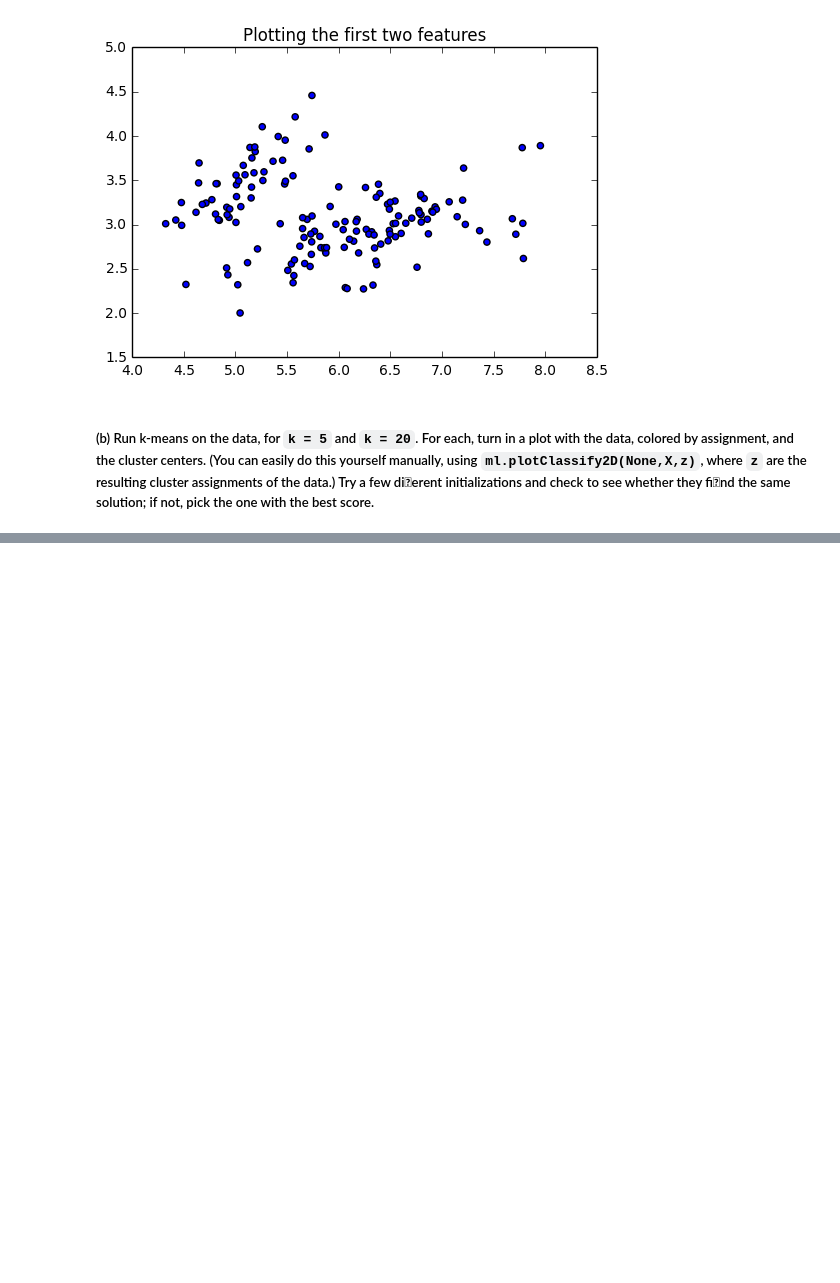
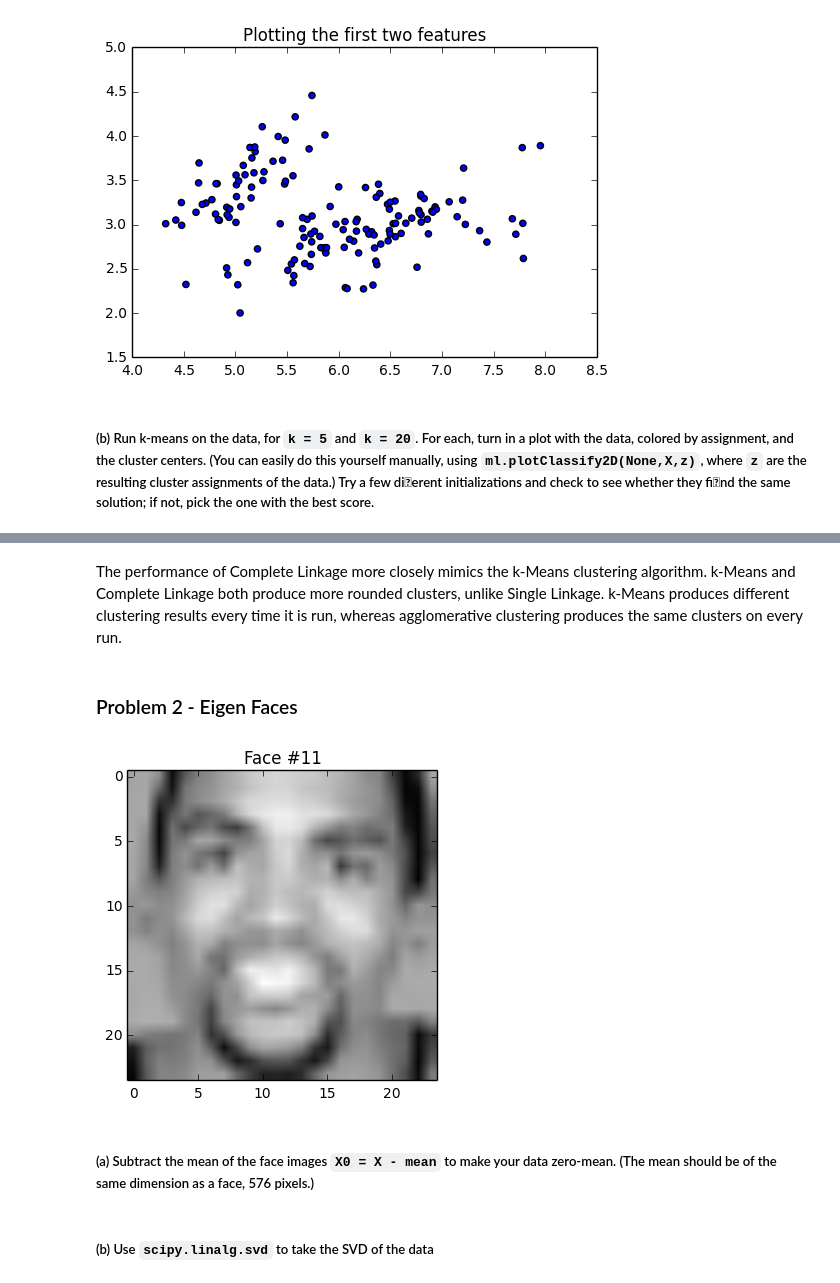
Before and after one commit to kishore-narendran/CS273A-MachineLearning, a Jupyter notebook: Homework 5.ipynb, the cells around one changed output, grey strips where cells are left out. Cells and saved outputs as stored; diff of their text form; code cells hidden in the pictures; blank space fills up the shorter version.

```diff
--- a/Homework 5.ipynb
+++ b/Homework 5.ipynb
@@ -54,0 +78,21 @@ for k in k_clusters:
+# %% [markdown]
+The performance of Complete Linkage more closely mimics the k-Means clustering algorithm. k-Means and Complete Linkage both produce more rounded clusters, unlike Single Linkage. k-Means produces different clustering results every time it is run, whereas agglomerative clustering produces the same clusters on every run.
+# %% [markdown]
+### Problem 2 - Eigen Faces
+# %%
+import numpy as np
+import matplotlib.pyplot as plt
+import mltools as ml
+from scipy import linalg
+import random
+
+X = np.genfromtxt("data/faces.txt", delimiter=None) # load face dataset
+plt.figure()
+img = np.reshape(X[11,:],(24,24)) # convert vectorized data point to 24x24 image patch
+plt.title("Face #11")
+plt.imshow( img.T , cmap="gray")
+plt.show()
+# %% [output]
+[figure, added]
+# %% [markdown]
+##### (a) Subtract the mean of the face images `X0 = X - mean` to make your data zero-mean. (The mean should be of the same dimension as a face, 576 pixels.)
@@ -54,0 +103,2 @@ for k in k_clusters:
+# %% [markdown]
+##### (b) Use `scipy.linalg.svd` to take the SVD of the data
```
Also changed, not shown: parts of 16 cells of this notebook, 2 other files.
